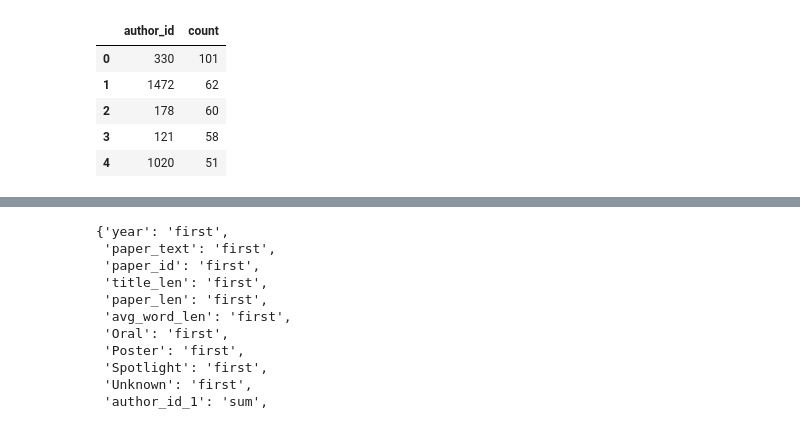
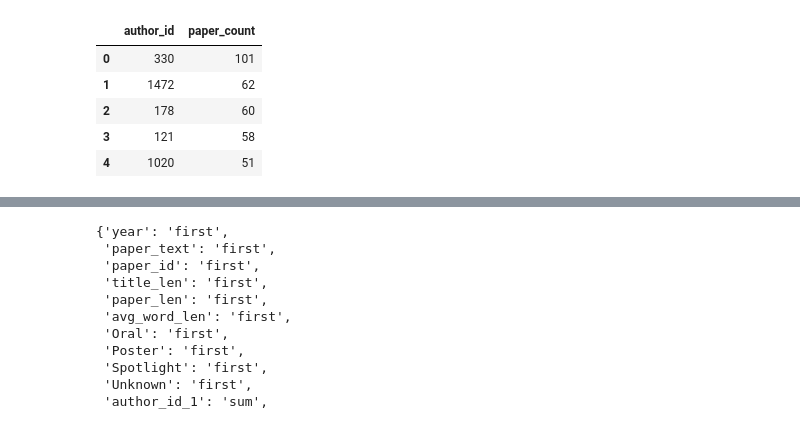
Before and after one commit to wwhite5/Springboard-Capstone-1-NLP, a Jupyter notebook: Notebooks/Many_Authors.ipynb, the cells around one changed output, grey strips where cells are left out. Drawn from its saved outputs; the diff is of its cells as text; code cells hidden in the pictures.

```diff
--- a/Notebooks/Many_Authors.ipynb
+++ b/Notebooks/Many_Authors.ipynb
@@ -15,10 +25,10 @@ papers_and_authors.head()
 # %%
 top_authors = papers_and_authors.groupby(by='author_id')['paper_id'].count().sort_values(ascending=False).to_frame()
 top_authors.reset_index(inplace=True)
-top_authors.rename(columns={"paper_id":"count"}, inplace=True)
+top_authors.rename(columns={"paper_id":"paper_count"}, inplace=True)
 top_authors.head()
 # %% [output]
-|  | author_id | count |
+|  | author_id | paper_count |
 | 0 | 330 | 101 |
 | 1 | 1472 | 62 |
 | 2 | 178 | 60 |
```
Also changed, not shown: parts of 16 cells of this notebook.
